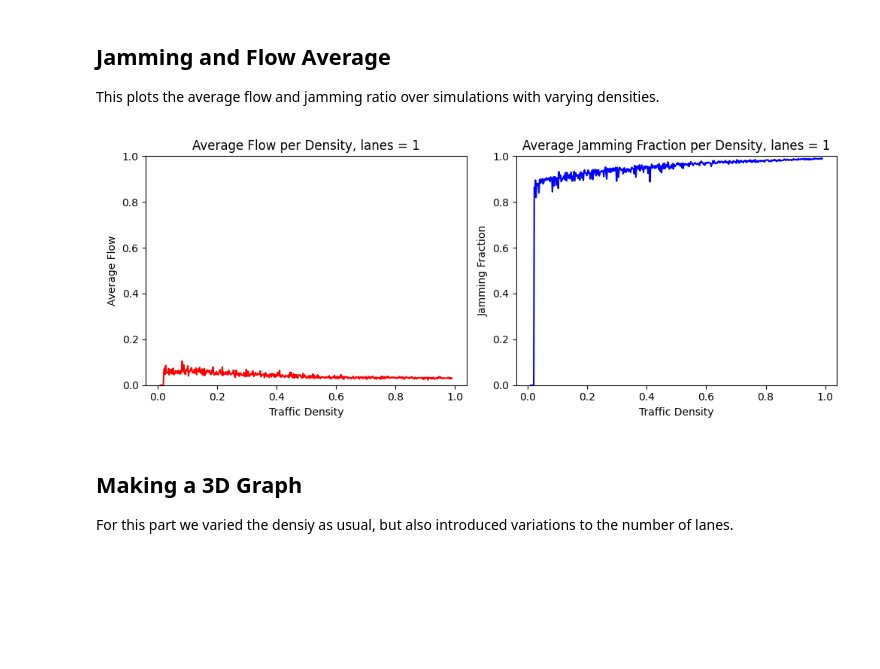
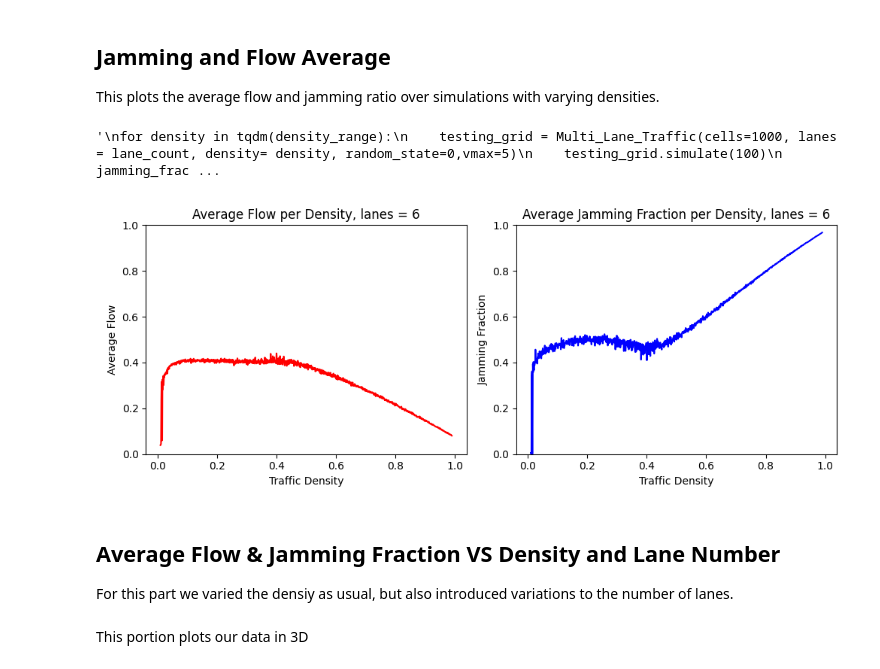
Before and after one commit to negray03/PHY-381C-Final-Project-Onset-of-Traffic, a Jupyter notebook: visualizations/visualization_statistics.ipynb, the cells around one changed output. Cells and saved outputs as stored; diff of their text form; code cells hidden in the pictures; blank space fills up the shorter version.

```diff
--- a/visualizations/visualization_statistics.ipynb
+++ b/visualizations/visualization_statistics.ipynb
@@ -27,39 +28,56 @@ import numpy as np
 from tqdm import tqdm
 
 jam_threshold = 0.2
-density_range = np.linspace(0.01,0.99,500)
-jamming_fractions = []
-average_flows = []
-lane_count = 1
+density_range = np.linspace(0.01,0.99,1000)
+lane_count = 6
+cell_number = 1000
+simulation_time = 1000
 
+density = np.meshgrid(density_range)
+
+def stat_2d(density):
+    global pbar
+    test_grid = Multi_Lane_Traffic(cells = cell_number, lanes = lane_count, density = density, vmax=5, tolerance_limit=2e-3)
+    test_grid.simulate(simulation_time)
+    pbar.update(1)
+    return test_grid.history_jam_fraction(), test_grid.history_average_flow()
+
+statistics_2d = np.vectorize(stat_2d)
+with tqdm(total=len(density_range)) as pbar:
+            jamming_fractions, average_flows = statistics_2d(density)
+
+"""
 for density in tqdm(density_range):
-    testing_grid = Multi_Lane_Traffic(cells=50, lanes = lane_count, density= density, random_state=0,vmax=5)
+    testing_grid = Multi_Lane_Traffic(cells=1000, lanes = lane_count, density= density, random_state=0,vmax=5)
     testing_grid.simulate(100)
     jamming_fractions.append(testing_grid.history_jam_fraction())
     average_flows.append(testing_grid.history_average_flow())
+"""
+# %% [output]
+'\nfor density in tqdm(density_range):\n    testing_grid = Multi_Lane_Traffic(cells=1000, lanes = lane_count, density= density, random_state=0,vmax=5)\n    testing_grid.simulate(100)\n    jamming_frac ...
 # %%
 
 
 fig, axes = plt.subplots(nrows=1, ncols=2, figsize=(10, 4))
 
 
-axes[0].plot(density_range,average_flows, label = "Average Flow", color = 'red')
+axes[0].plot(density[0],average_flows[0], label = "Average Flow", color = 'red')
 axes[0].set_title("Average Flow per Density, lanes = {}".format(lane_count))
 axes[0].set_ylim(0,1)
 axes[0].set_xlabel("Traffic Density")
 axes[0].set_ylabel("Average Flow")
 
-axes[1].plot(density_range,jamming_fractions, label = "Jamming Fraction", color = 'blue')
+axes[1].plot(density[0],jamming_fractions[0], label = "Jamming Fraction", color = 'blue')
 axes[1].set_title("Average Jamming Fraction per Density, lanes = {}".format(lane_count))
 axes[1].set_ylim(0,1)
 axes[1].set_xlabel("Traffic Density")
 axes[1].set_ylabel("Jamming Fraction")
 
 plt.tight_layout()
 plt.show()
 # %% [output]
-[figure, old version]
+[figure, new version]
 # %% [markdown]
-## Making a 3D Graph
+## Average Flow & Jamming Fraction VS Density and Lane Number
 For this part we varied the densiy as usual, but also introduced variations to the number of lanes.
 # %%
@@ -81,4 +99,6 @@ def stat_3d(density, lane):
 statistics_3d = np.vectorize(stat_3d)
 with tqdm(total=len(lane_range)*len(density_range)) as pbar:
             jamming_fractions, average_flows = statistics_3d(density, lane)
+# %% [markdown]
+This portion plots our data in 3D
 # %%
```
Also changed, not shown: parts of 5 cells of this notebook, 24 other files.
